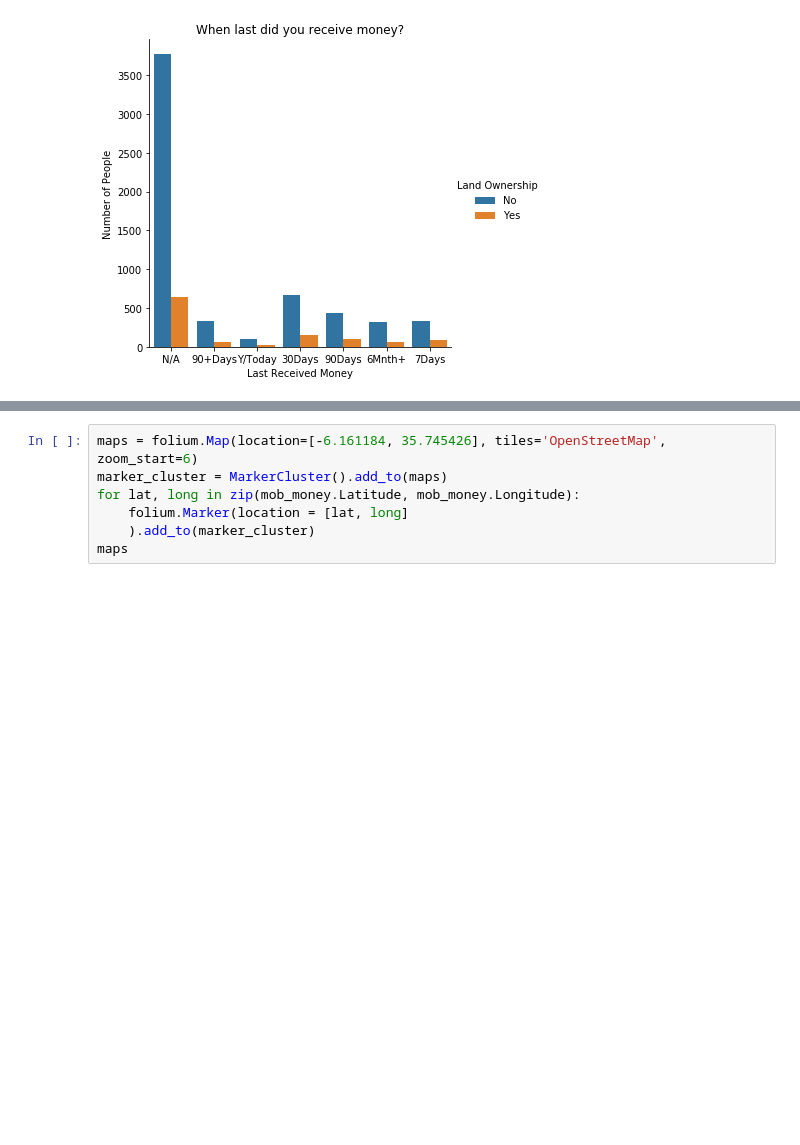
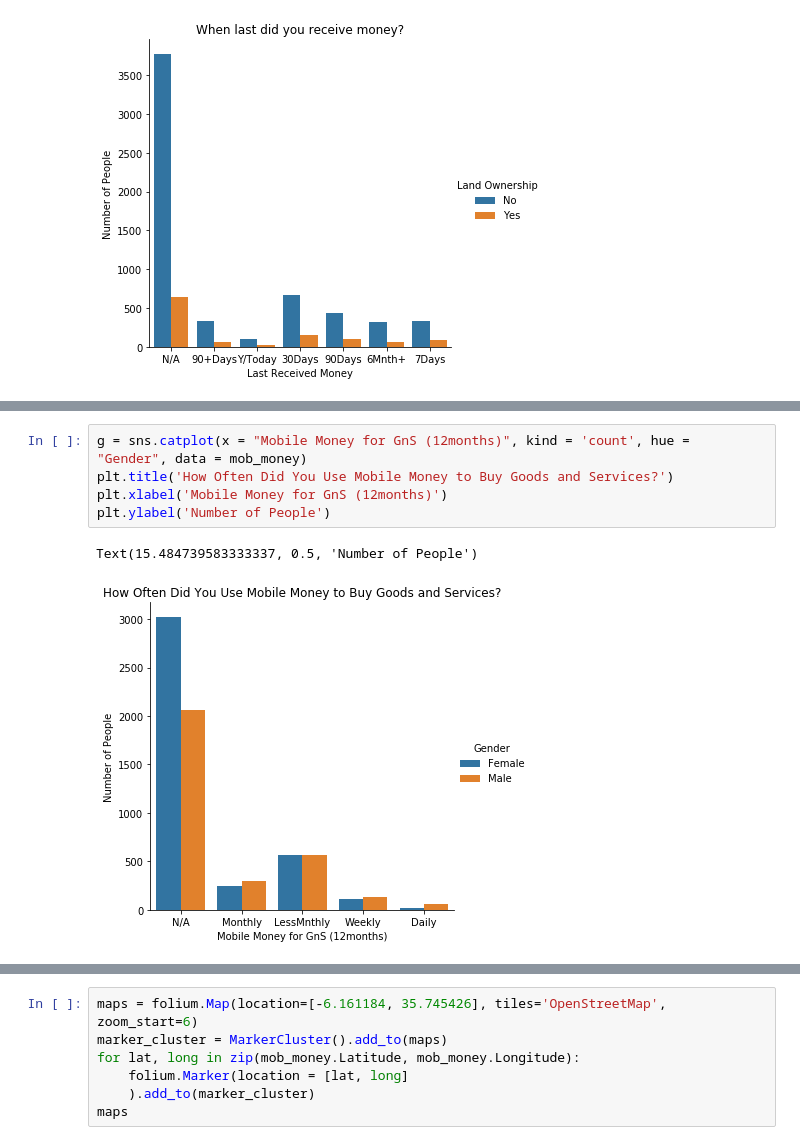
Before and after one commit to PhathuAuti/tanzania-data-viz, a Jupyter notebook: Tanzania Data Viz.ipynb, the cells around one changed output, grey strips where cells are left out. Cells and saved outputs as stored; diff of their text form; blank space fills up the shorter version.

```diff
--- a/Tanzania Data Viz.ipynb
+++ b/Tanzania Data Viz.ipynb
@@ -346,0 +371,8 @@ Text(17.41302083333334, 0.5, 'Number of People')
+# %%
+g = sns.catplot(x = "Mobile Money for GnS (12months)", kind = 'count', hue = "Gender", data = mob_money)
+plt.title('How Often Did You Use Mobile Money to Buy Goods and Services?')
+plt.xlabel('Mobile Money for GnS (12months)')
+plt.ylabel('Number of People')
+# %% [output]
+Text(15.484739583333337, 0.5, 'Number of People')
+[figure, added]
```
Also changed, not shown: parts of 12 cells of this notebook.
